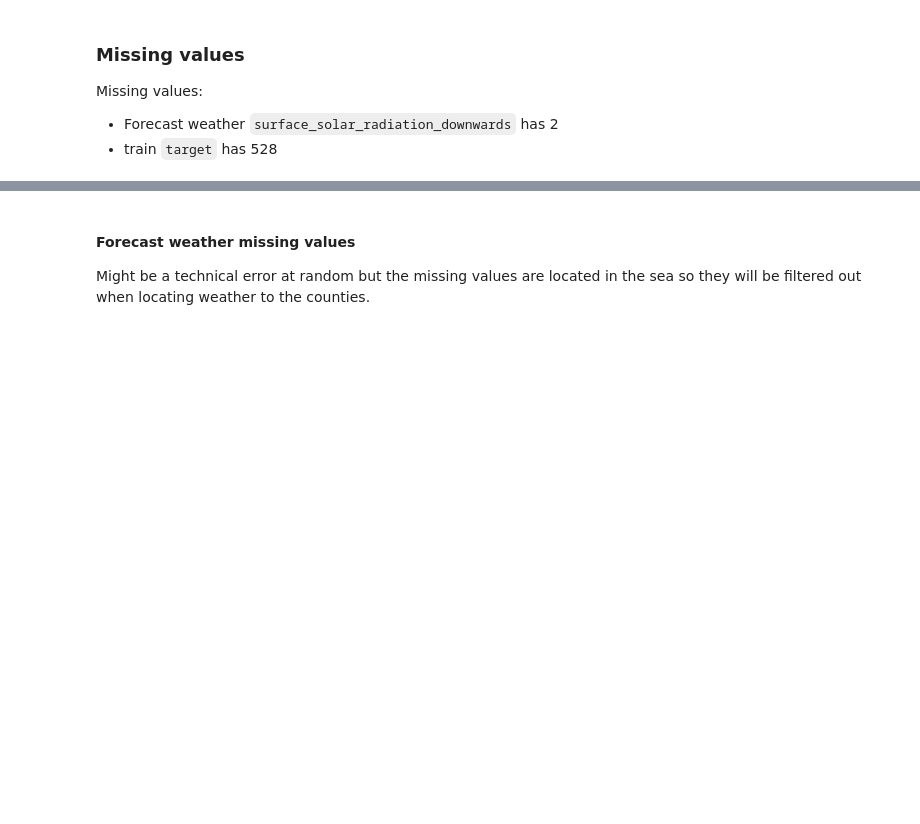
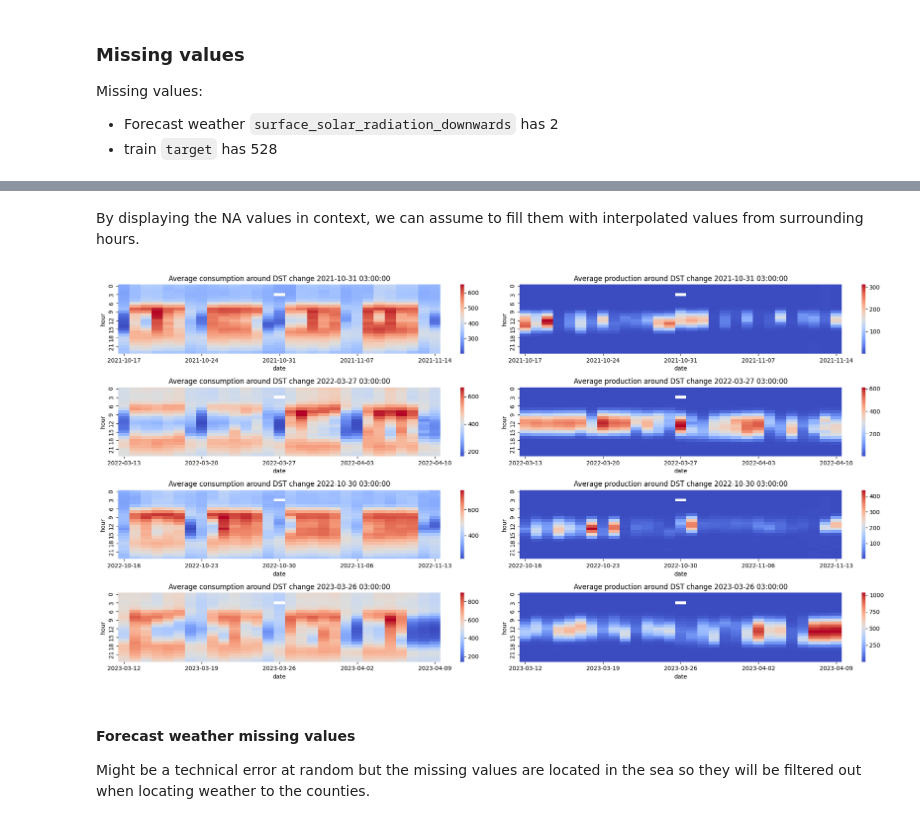
Before and after one commit to jerome-auguste/predict-energy-behavior-of-prosumers, a Jupyter notebook: exploratory_data_analysis.ipynb, the cells around one changed output, grey strips where cells are left out. Saved outputs shown, nothing was run; the diff lists cells and outputs as text; code cells hidden in the pictures; blank space fills up the shorter version.

```diff
--- a/exploratory_data_analysis.ipynb
+++ b/exploratory_data_analysis.ipynb
@@ -103,4 +107,5 @@ Missing values appear to be missing during DST changes. Since data is provided h
 # %%
-train[train["target"].isna()]["datetime"].value_counts()
+train = data_dict["train"].copy()
+train[train["target"].isna()]["datetime"].value_counts().sort_index()
 # %% [output]
 datetime
@@ -111,4 +116,31 @@ datetime
 Name: count, dtype: int64
+# %% [markdown]
+By displaying the NA values in context, we can assume to fill them with interpolated values from surrounding hours.
+# %%
+dst_datetimes = train[train["target"].isna()]["datetime"].unique()
+fig, ax = plt.subplots(len(dst_datetimes), 2, figsize=(20, 10))
+for i, dst_datetime in enumerate(dst_datetimes):
+    dst_analysis = train[
+        (train["datetime"] >= dst_datetime - pd.Timedelta(weeks=2, hours=3))
+        & (train["datetime"] <= dst_datetime + pd.Timedelta(weeks=2, hours=20))
+    ].copy()
+    dst_analysis["hour"] = dst_analysis["datetime"].dt.hour
+    dst_analysis["date"] = dst_analysis["datetime"].dt.date
+
+    consumption_target = dst_analysis[dst_analysis["is_consumption"] == 1].pivot_table(
+        index="hour", columns="date", values="target", aggfunc="mean"
+    )
+    production_target = dst_analysis[dst_analysis["is_consumption"] == 0].pivot_table(
+        index="hour", columns="date", values="target", aggfunc="mean"
+    )
+
+    sns.heatmap(consumption_target, cmap="coolwarm", ax=ax[i, 0], xticklabels=7)
+    sns.heatmap(production_target, cmap="coolwarm", ax=ax[i, 1], xticklabels=7)
+    ax[i, 0].set_title(f"Average consumption around DST change {dst_datetime}")
+    ax[i, 1].set_title(f"Average production around DST change {dst_datetime}")
+plt.tight_layout()
+# %% [output]
+[figure, added]
 # %% [markdown]
 #### Forecast weather missing values
 
```
Also changed, not shown: parts of 27 cells of this notebook, 1 other file.
